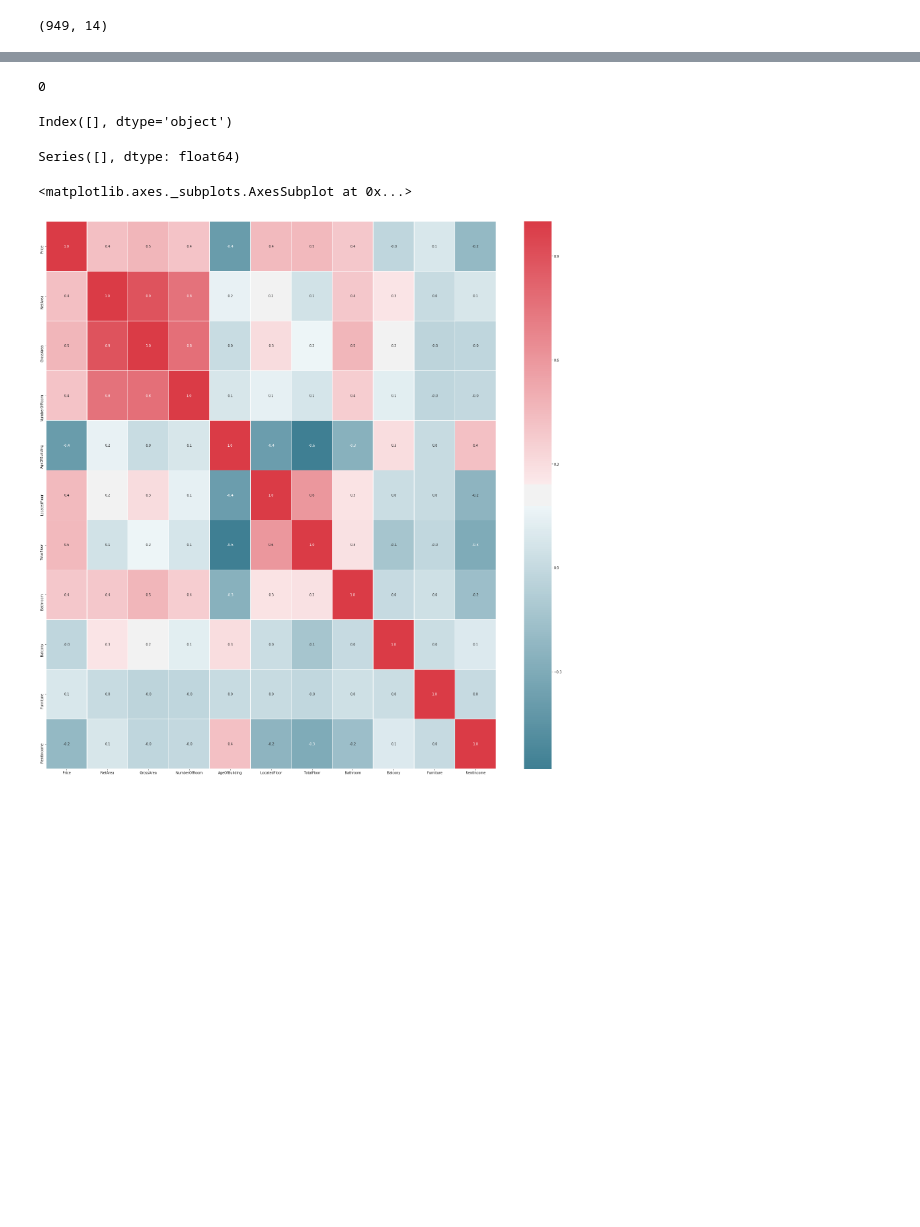
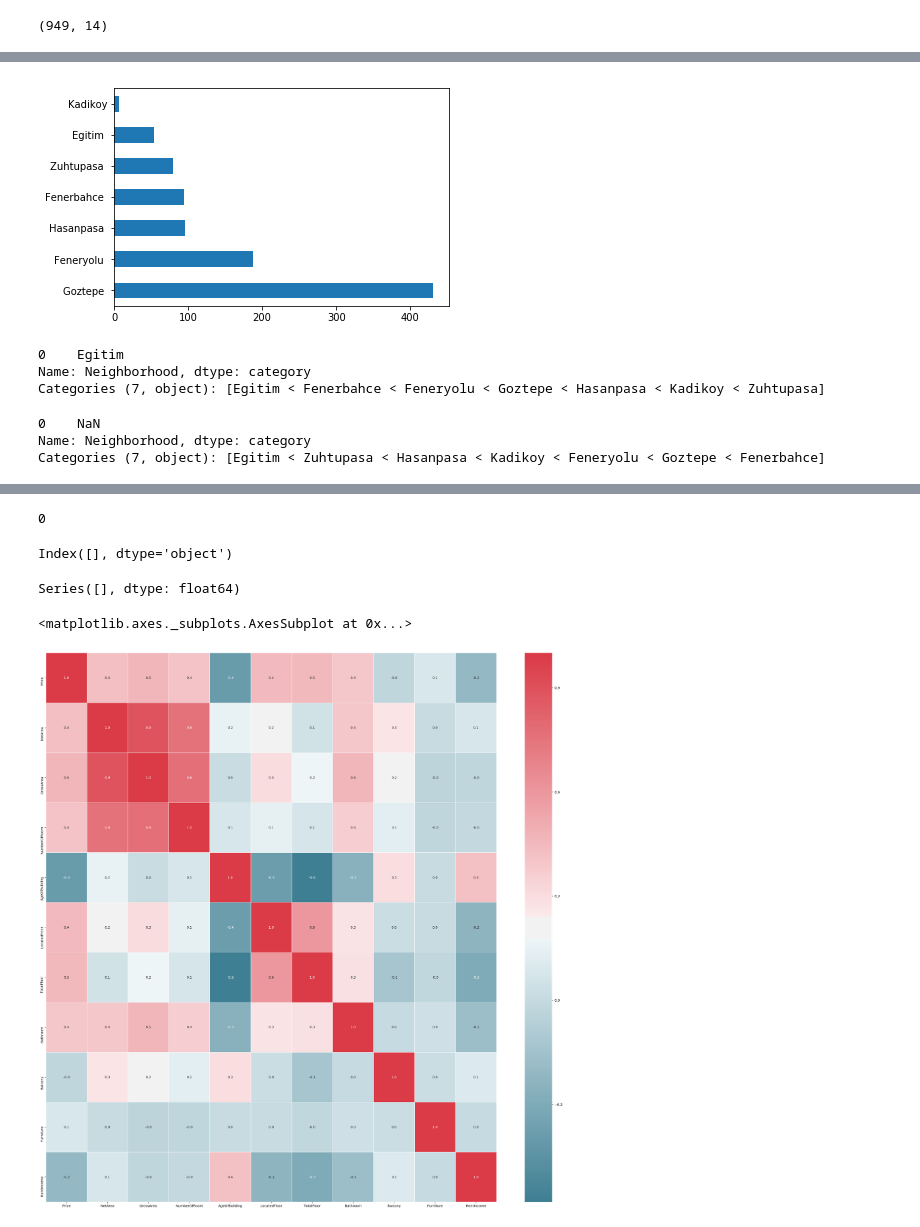
Before and after one commit to alpyts/AHV, a Jupyter notebook: Kadikoy_Konut_Fiyat.ipynb, the cells around one changed output, grey strips where cells are left out. Cells and saved outputs as stored; diff of their text form; code cells hidden in the pictures; blank space fills up the shorter version.

```diff
--- a/Kadikoy_Konut_Fiyat.ipynb
+++ b/Kadikoy_Konut_Fiyat.ipynb
@@ -48,0 +36,3 @@ houseData.head()
+# %%
+df = houseData.copy()
+df.head()
@@ -52,0 +135,4 @@ houseData.shape
+# %%
+df.Neighborhood = pd.Categorical(df.Neighborhood)
+df.dtypes
+kat_df = df.select_dtypes(include = ['category'])
@@ -52,0 +168,4 @@ houseData.shape
+# %%
+df['Neighborhood'].value_counts().plot.barh();
+# %% [output]
+[figure, added]
@@ -52,0 +174,9 @@ houseData.shape
+# %%
+# nominal kategorik -> ordinal kategorik deg. çevirme
+
+kat_df = kat_df.astype(CategoricalDtype(ordered = True))
+kat_df.Neighborhood.head(1)
+# %% [output]
+0    Egitim
+Name: Neighborhood, dtype: category
+Categories (7, object): [Egitim < Fenerbahce < Feneryolu < Goztepe < Hasanpasa < Kadikoy < Zuhtupasa]
@@ -52,0 +187,6 @@ houseData.shape
+# %%
+kat_df.Neighborhood.head(1)
+# %% [output]
+0    NaN
+Name: Neighborhood, dtype: category
+Categories (7, object): [Egitim < Zuhtupasa < Hasanpasa < Kadikoy < Feneryolu < Goztepe < Fenerbahce]
```
Also changed, not shown: parts of 61 cells of this notebook.
